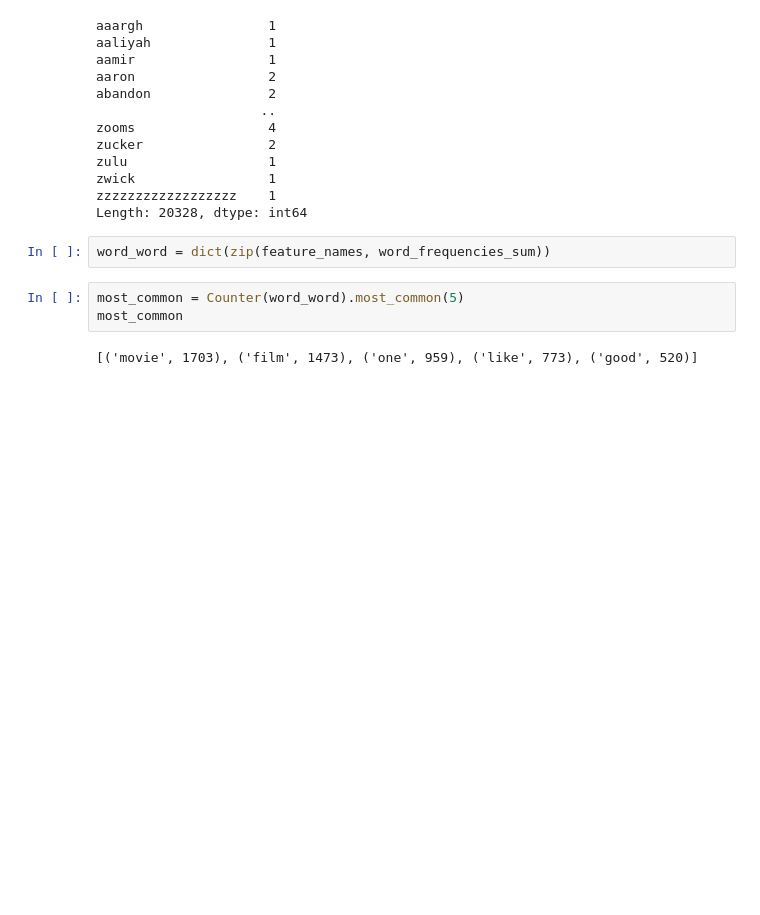
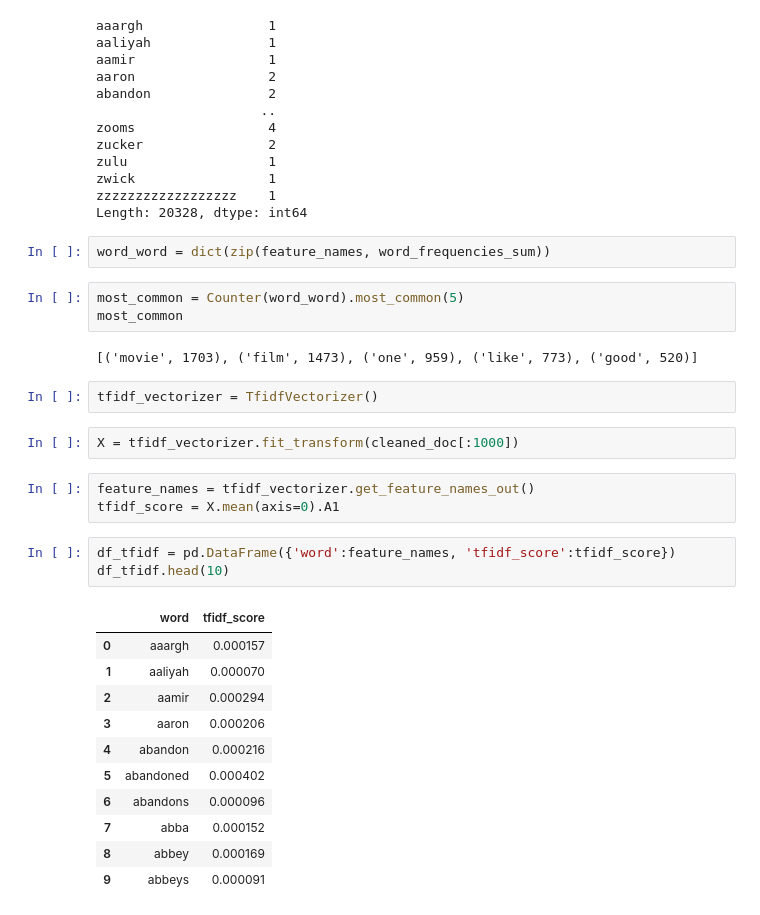
Before and after one commit to ubeydgur/imdb-sentiment-analysis, a Jupyter notebook: src/main.ipynb, the cells around one changed output. Drawn from its saved outputs; the diff is of its cells as text; blank space fills up the shorter version.

```diff
--- a/src/main.ipynb
+++ b/src/main.ipynb
@@ -92,3 +93,25 @@ most_common = Counter(word_word).most_common(5)
 most_common
 # %% [output]
 [('movie', 1703), ('film', 1473), ('one', 959), ('like', 773), ('good', 520)]
+# %%
+tfidf_vectorizer = TfidfVectorizer()
+# %%
+X = tfidf_vectorizer.fit_transform(cleaned_doc[:1000])
+# %%
+feature_names = tfidf_vectorizer.get_feature_names_out()
+tfidf_score = X.mean(axis=0).A1
+# %%
+df_tfidf = pd.DataFrame({'word':feature_names, 'tfidf_score':tfidf_score})
+df_tfidf.head(10)
+# %% [output]
+|  | word | tfidf_score |
+| 0 | aaargh | 0.000157 |
+| 1 | aaliyah | 0.000070 |
+| 2 | aamir | 0.000294 |
+| 3 | aaron | 0.000206 |
+| 4 | abandon | 0.000216 |
+| 5 | abandoned | 0.000402 |
+| 6 | abandons | 0.000096 |
+| 7 | abba | 0.000152 |
+| 8 | abbey | 0.000169 |
+| 9 | abbeys | 0.000091 |
```
Also changed, not shown: parts of 5 cells of this notebook.
